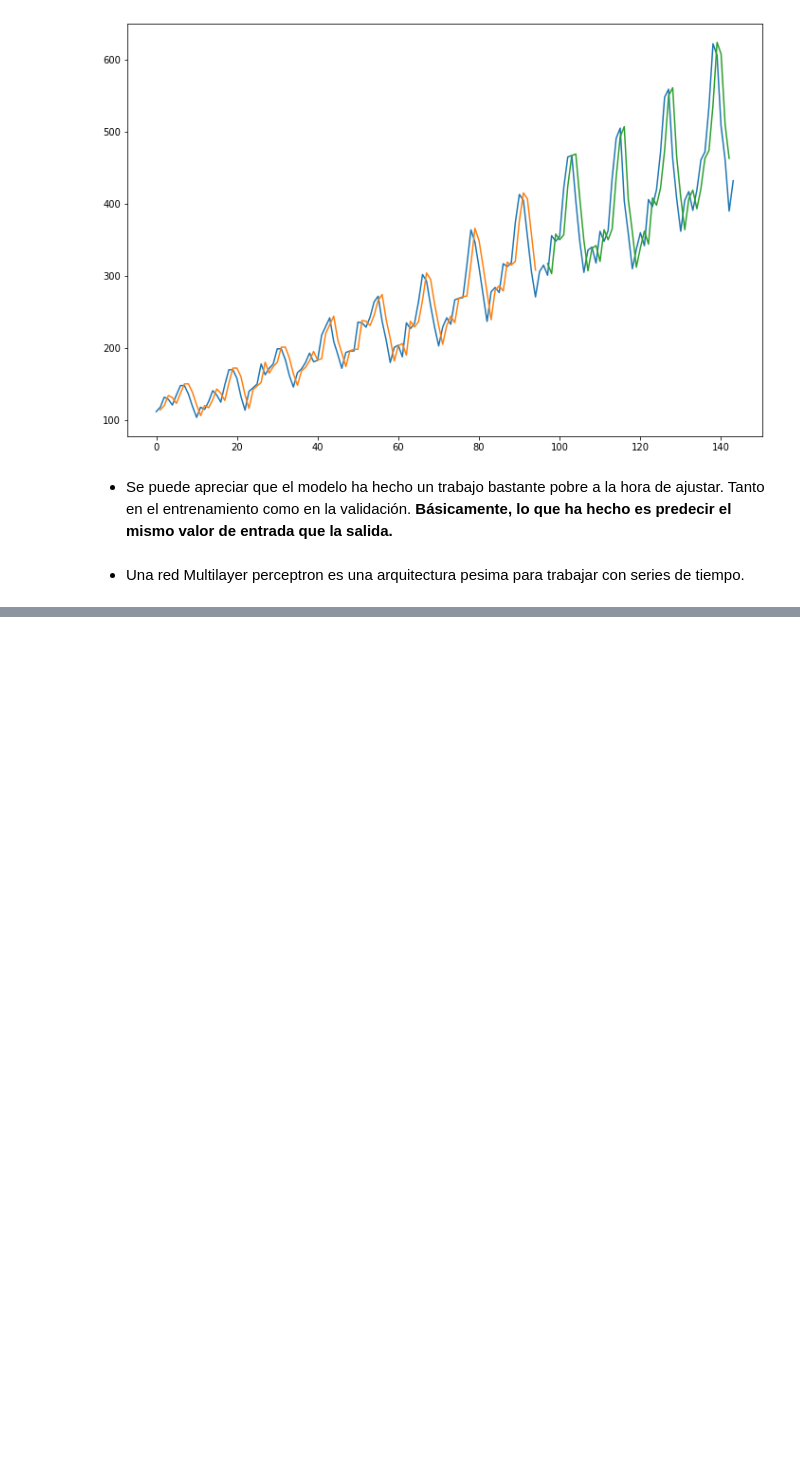
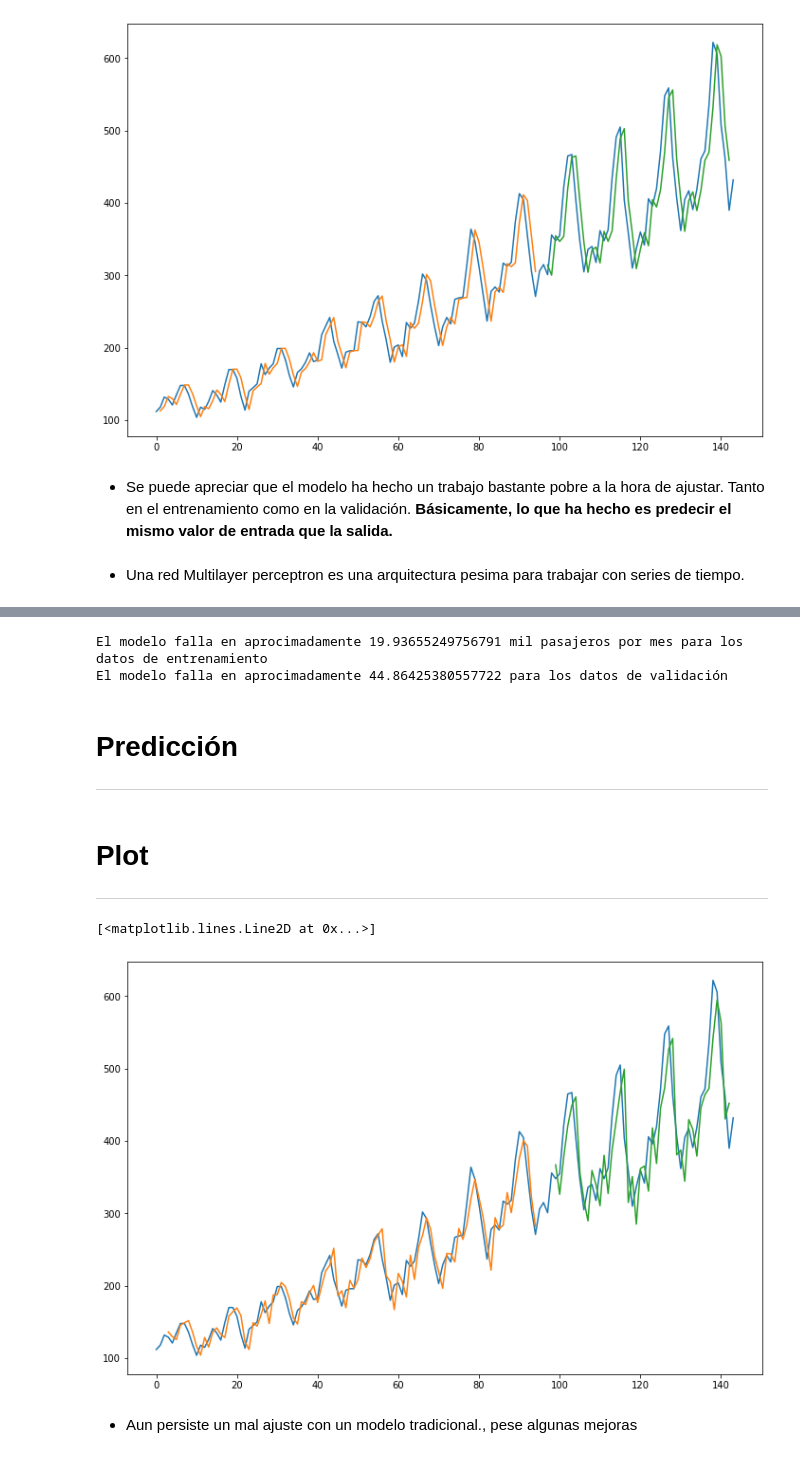
Before and after one commit to Kaiziferr/deep_learning, a Jupyter notebook: multilayer_perceptron/08_workshop_time_series.ipynb, the cells around one changed output, grey strips where cells are left out. Drawn from its saved outputs; the diff is of its cells as text; code cells hidden in the pictures; blank space fills up the shorter version.

```diff
--- a/multilayer_perceptron/08_workshop_time_series.ipynb
+++ b/multilayer_perceptron/08_workshop_time_series.ipynb
@@ -108,0 +126,8 @@ plt.plot(test_predict_plot)
+# %%
+model = Sequential()
+model.add(Dense(14, input_dim = 3, activation = 'relu', kernel_initializer='glorot_uniform'))
+model.add(Dense(8, activation='relu', kernel_initializer='glorot_uniform'))
+model.add(Dense(1))
+model.compile(loss='mean_squared_error', optimizer = 'adam')
+# %%
+model.fit(trainX, trainY, epochs = 400, batch_size = 2, verbose = 0)
@@ -108,0 +147,33 @@ plt.plot(test_predict_plot)
+# %%
+print(f"El modelo falla en aprocimadamente {math.sqrt(train_score)} mil pasajeros por mes para los datos de entrenamiento")
+print(f"El modelo falla en aprocimadamente {math.sqrt(test_score)} para los datos de validación ")
+# %% [output]
+El modelo falla en aprocimadamente 19.93655249756791 mil pasajeros por mes para los datos de entrenamiento
+El modelo falla en aprocimadamente 44.86425380557722 para los datos de validación
+# %% [markdown]
+# **Predicción**
+---
+# %%
+train_predict = model.predict(trainX)
+test_predict = model.predict(testX)
+# %% [markdown]
+# **Plot**
+---
+# %%
+train_predict_plot = np.empty_like(data_values)
+train_predict_plot[:,:] = np.nan
+train_predict_plot[loock_back: len(train_predict)+loock_back, :] = train_predict
+
+test_predict_plot = np.empty_like(data_values)
+test_predict_plot[:,:] = np.nan
+test_predict_plot[len(train_predict)+(loock_back*2)+1: len(data_values)-1:] = test_predict
+# %%
+plt.figure(figsize=(12,8))
+plt.plot(data_values)
+plt.plot(train_predict_plot)
+plt.plot(test_predict_plot)
+# %% [output]
+[<matplotlib.lines.Line2D at 0x...>]
+[figure, added]
+# %% [markdown]
+- Aun persiste un mal ajuste con un modelo tradicional., pese algunas mejoras
```
Also changed, not shown: parts of 9 cells of this notebook.
